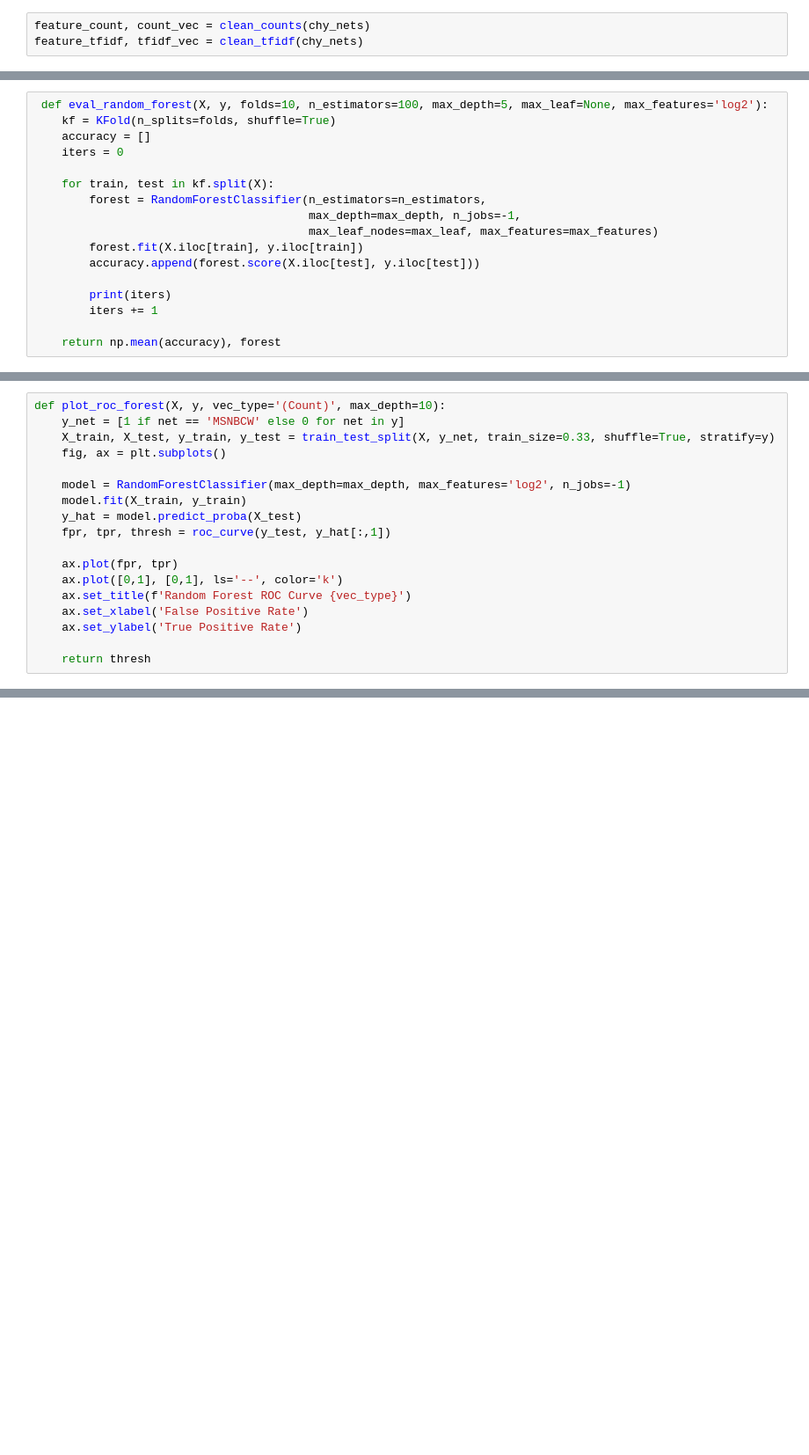
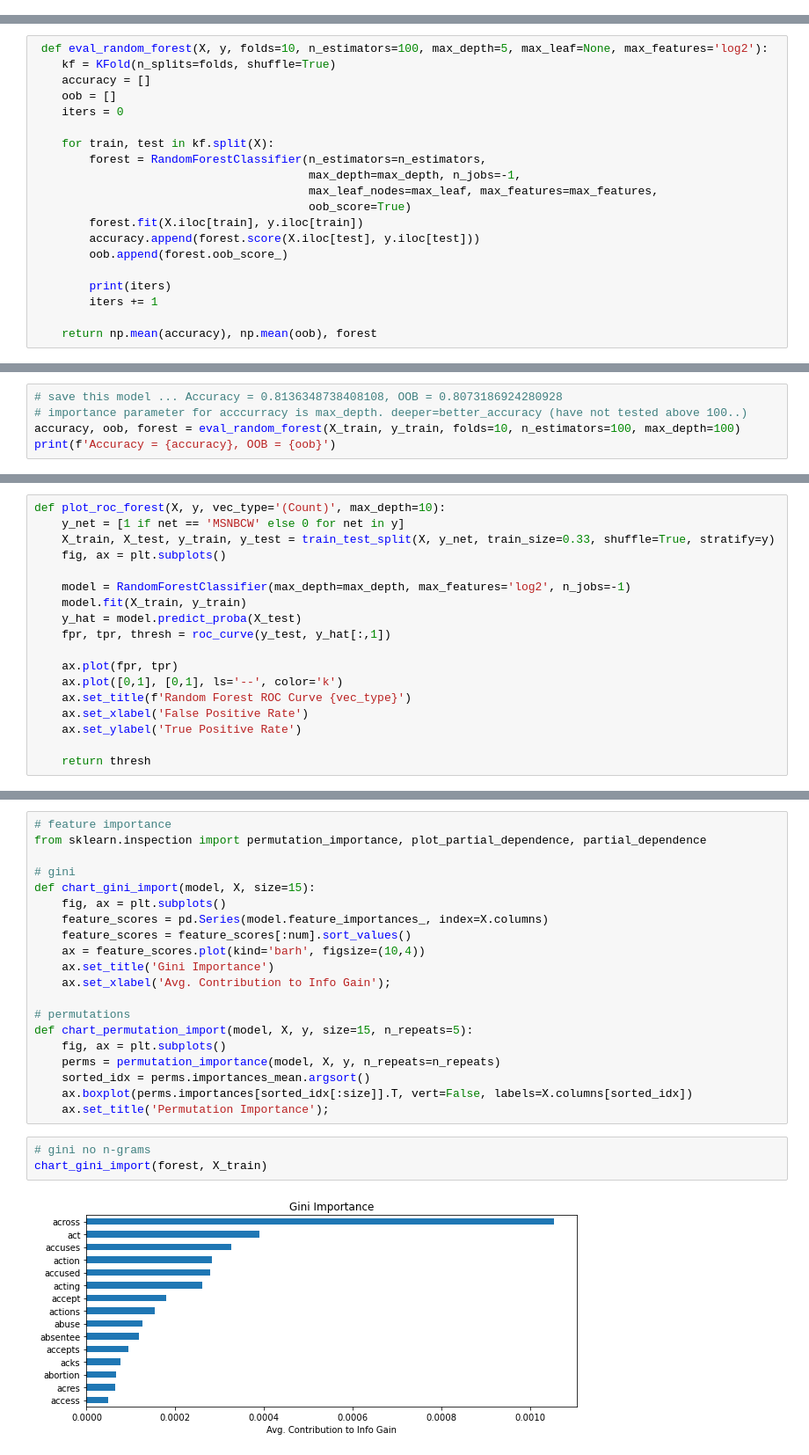
Before and after one commit to leckieje/chyrons_nlp, a Jupyter notebook: chyrons_book.ipynb, the cells around one changed output, grey strips where cells are left out. Shown: that part at 88% size. Saved outputs shown, nothing was run; the diff lists cells and outputs as text; blank space fills up the shorter version.

```diff
--- a/chyrons_book.ipynb
+++ b/chyrons_book.ipynb
@@ -338,9 +331,6 @@ chy_nets = get_network_pair(chy_summer, net_one='FOXNEWSW', net_two='MSNBCW')
 len(chy_nets)
 # %% [output]
 182424
-# %%
-feature_count, count_vec = clean_counts(chy_nets)
-feature_tfidf, tfidf_vec = clean_tfidf(chy_nets)
 # %%
 tfidf_vec.shape
 # %% [output]
@@ -552,19 +544,22 @@ array([1.99926543, 0.99926543, 0.98920947, ..., 0.00881591, 0.00877571,
  def eval_random_forest(X, y, folds=10, n_estimators=100, max_depth=5, max_leaf=None, max_features='log2'):
     kf = KFold(n_splits=folds, shuffle=True)
     accuracy = []
+    oob = []
     iters = 0
 
     for train, test in kf.split(X):
         forest = RandomForestClassifier(n_estimators=n_estimators,
                                         max_depth=max_depth, n_jobs=-1,
-                                        max_leaf_nodes=max_leaf, max_features=max_features)
+                                        max_leaf_nodes=max_leaf, max_features=max_features,
+                                        oob_score=True)
         forest.fit(X.iloc[train], y.iloc[train])
         accuracy.append(forest.score(X.iloc[test], y.iloc[test]))
+        oob.append(forest.oob_score_)
 
         print(iters)
         iters += 1
 
-    return np.mean(accuracy), forest
+    return np.mean(accuracy), np.mean(oob), forest
 # %%
 score, model = eval_random_forest(X_train, y_train, folds=10,
                                   n_estimators=10, max_depth=10, max_leaf=None)
@@ -812,3 +808,8 @@ test_forest_depth(X_train, y_train, depth)
   RandomForestClassifier(max_depth=75, max_features='log2', n_jobs=-1)),
  (0.8079868208038885,
   RandomForestClassifier(max_depth=90, max_features='log2', n_jobs=-1))]
+# %%
+# save this model ... Accuracy = 0.8136348738408108, OOB = 0.8073186924280928
+# importance parameter for acccurracy is max_depth. deeper=better_accuracy (have not tested above 100..)
+accuracy, oob, forest = eval_random_forest(X_train, y_train, folds=10, n_estimators=100, max_depth=100)
+print(f'Accuracy = {accuracy}, OOB = {oob}')
@@ -1048,0 +854,25 @@ def fit_nmf(X, n_components=2):
+# %%
+# feature importance
+from sklearn.inspection import permutation_importance, plot_partial_dependence, partial_dependence
+
+# gini
+def chart_gini_import(model, X, size=15):
+    fig, ax = plt.subplots()
+    feature_scores = pd.Series(model.feature_importances_, index=X.columns)
+    feature_scores = feature_scores[:num].sort_values()
+    ax = feature_scores.plot(kind='barh', figsize=(10,4))
+    ax.set_title('Gini Importance')
+    ax.set_xlabel('Avg. Contribution to Info Gain');
+
+# permutations
+def chart_permutation_import(model, X, y, size=15, n_repeats=5):
+    fig, ax = plt.subplots()
+    perms = permutation_importance(model, X, y, n_repeats=n_repeats)
+    sorted_idx = perms.importances_mean.argsort()
+    ax.boxplot(perms.importances[sorted_idx[:size]].T, vert=False, labels=X.columns[sorted_idx])
+    ax.set_title('Permutation Importance');
+# %%
+# gini no n-grams
+chart_gini_import(forest, X_train)
+# %% [output]
+[figure, added]
```
Also changed, not shown: parts of 89 cells of this notebook, 8 other files.
